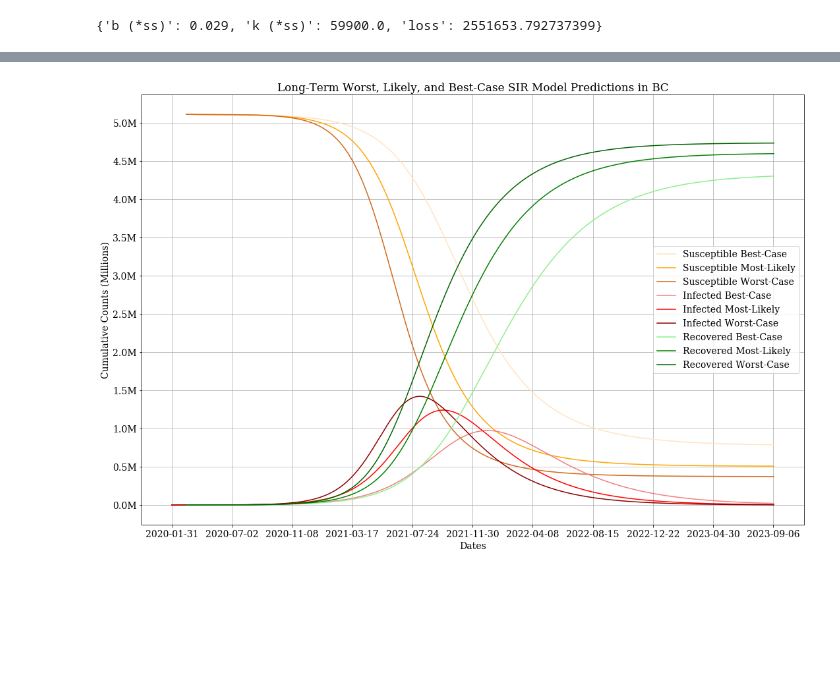
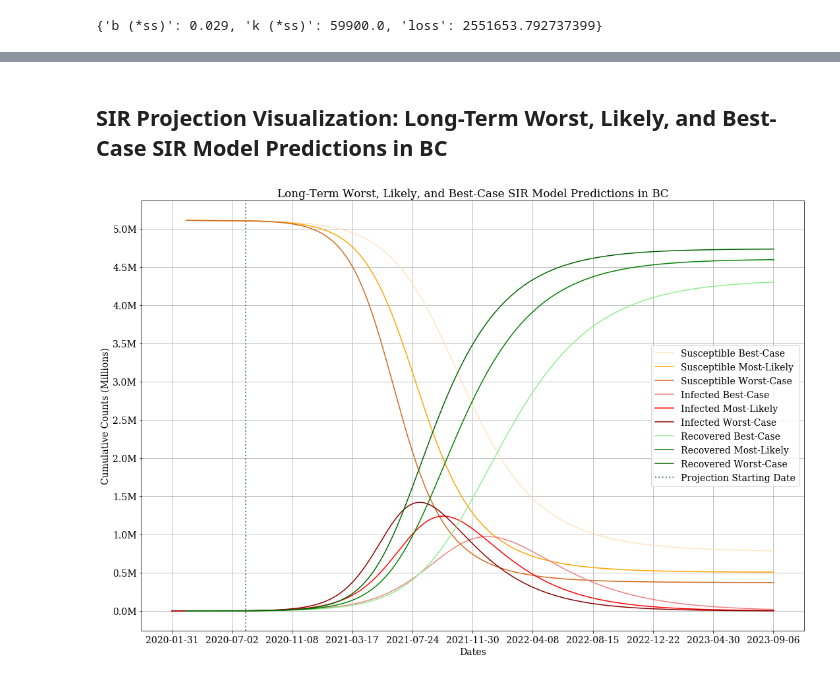
Before and after one commit to atkinssamuel/COVID-19-projection, a Jupyter notebook: project/atkins_1002951754_finalproject.ipynb, the cells around one changed output, grey strips where cells are left out. Drawn from its saved outputs; the diff is of its cells as text; code cells hidden in the pictures; blank space fills up the shorter version.

```diff
--- a/project/atkins_1002951754_finalproject.ipynb
+++ b/project/atkins_1002951754_finalproject.ipynb
@@ -721,8 +731,8 @@ susceptible -= bc_19["infected"] - bc_19["recovered"] - bc_19["dead"]
 bc_19["susceptible"] = susceptible
 bc_19 = bc_19[["date", "susceptible", "infected", "recovered", "dead"]]
 
-starting_date = "2020-06-01"
-starting_index = bc_19[bc_19["date"] == "2020-06-01"].index[0]
+starting_date = "2020-06-03"
+starting_index = bc_19[bc_19["date"] == "2020-06-03"].index[0]
 
 def create_estimates(bc_19, projection_length):
     cur_datetime = datetime.date.fromisoformat("2020-12-11") + datetime.timedelta(days=1)
@@ -1008,0 +1059,37 @@ def plot_sir():
+# %%
+visualization_arr = ["infected"]
+
+plt.figure(figsize=(18, 12))
+
+best_color = "lightcoral"
+likely_color = "red"
+worst_color = "darkred"
+
+bc_19 = bc_19_indexed.reset_index()
+
+a_thousand = 1000
+
+plt.plot(bc_19["date"], best_index["infected_est"]/a_thousand, color=best_color)
+plt.plot(bc_19["date"], likely_index["infected_est"]/a_thousand, color=likely_color)
+plt.plot(bc_19["date"], worst_index["infected_est"]/a_thousand, color=worst_color)
+
+plt.plot(bc_19["date"], bc_19_indexed["infected"]/a_thousand, marker='o', linestyle='None', color="firebrick", markersize=0.8)
+
+ax = plt.gca()
+ax.set_xticks(np.arange(bc_19.shape[0], step=100))
+
+ax.yaxis.set_major_formatter(FormatStrFormatter("%.1fk"))
+
+ax.fill_between(bc_19["date"], best_index["infected_est"]/a_thousand, worst_index["infected_est"]/a_thousand, facecolor='darkslategray', alpha=0.1)
+
+plt.grid(True)
+
+projection_starting_date = "2020-08-01"
+ax.axvline(x=bc_19[bc_19["date"] == projection_starting_date].index, color="slategray", linestyle=":", linewidth=2)
+
+ax.legend(["Infected Best-Case", "Infected Most-Likely", "Infected Worst-Case", "Infected Data", "Projection Starting Date"])
+
+plt.title("Two-Month Worst, Likely, and Best-Case Infected Predictions in BC - SIR Model Implementation")
+plt.xlabel("Dates")
+plt.ylabel("Cumulative Counts (Thousands)")
+plt.show()
@@ -1024,6 +1113,8 @@ likely_index, loss = estimate(bc_19_indexed, most_likely["b (*ss)"]/susceptible_
 
 bc_19_indexed = create_estimates(bc_19, projection_length)
 worst_index, loss = estimate(bc_19_indexed, worst_case["b (*ss)"]/susceptible_starting, worst_case["k (*ss)"]/susceptible_starting)
+# %% [markdown]
+## SIR Projection Visualization: Long-Term Worst, Likely, and Best-Case SIR Model Predictions in BC
 # %%
 visualization_arr = ["susceptible", "susceptible_est", "infected", "infected_est", "recovered", "recovered_est"]
 estimate_arr = ["susceptible_est", "infected_est", "recovered_est"]
@@ -1031,32 +1122,34 @@ estimate_arr = ["susceptible_est", "infected_est", "recovered_est"]
 plt.figure(figsize=(18, 12))
 
 best_colors = ["bisque", "lightcoral", "lightgreen"]
 likely_colors = ["orange", "red", "green"]
 worst_colors = ["chocolate", "darkred", "darkgreen"]
 
 bc_19 = bc_19_indexed.reset_index()
 
 a_million = 1000000
 
 for i in range(len(estimate_arr)):
     plt.plot(bc_19["date"], best_index[estimate_arr[i]]/a_million, color=best_colors[i])
     plt.plot(bc_19["date"], likely_index[estimate_arr[i]]/a_million, color=likely_colors[i])
     plt.plot(bc_19["date"], worst_index[estimate_arr[i]]/a_million, color=worst_colors[i])
 
 
 ax = plt.gca()
 ax.set_xticks(np.arange(bc_19.shape[0], step=129))
 ax.set_yticks(np.arange(5.5, step=0.5))
 
 ax.yaxis.set_major_formatter(FormatStrFormatter("%.1fM"))
 
-ax.legend(["Susceptible Best-Case", "Susceptible Most-Likely", "Susceptible Worst-Case", "Infected Best-Case", "Infected Most-Likely", "Infected Worst-Case", "Recovered Best-Case", "Recovered Most-Likely", "Recovered Worst-Case"])
+ax.axvline(x=bc_19[bc_19["date"] == projection_starting_date].index, color="slategray", linestyle=":", linewidth=2)
+
+ax.legend(["Susceptible Best-Case", "Susceptible Most-Likely", "Susceptible Worst-Case", "Infected Best-Case", "Infected Most-Likely", "Infected Worst-Case", "Recovered Best-Case", "Recovered Most-Likely", "Recovered Worst-Case", "Projection Starting Date"])
 
 plt.grid(True)
 
 plt.title("Long-Term Worst, Likely, and Best-Case SIR Model Predictions in BC")
 plt.xlabel("Dates")
 plt.ylabel("Cumulative Counts (Millions)")
 plt.show()
 # %% [output]
-[figure, old version]
+[figure, new version]
```
Also changed, not shown: parts of 35 cells of this notebook.
